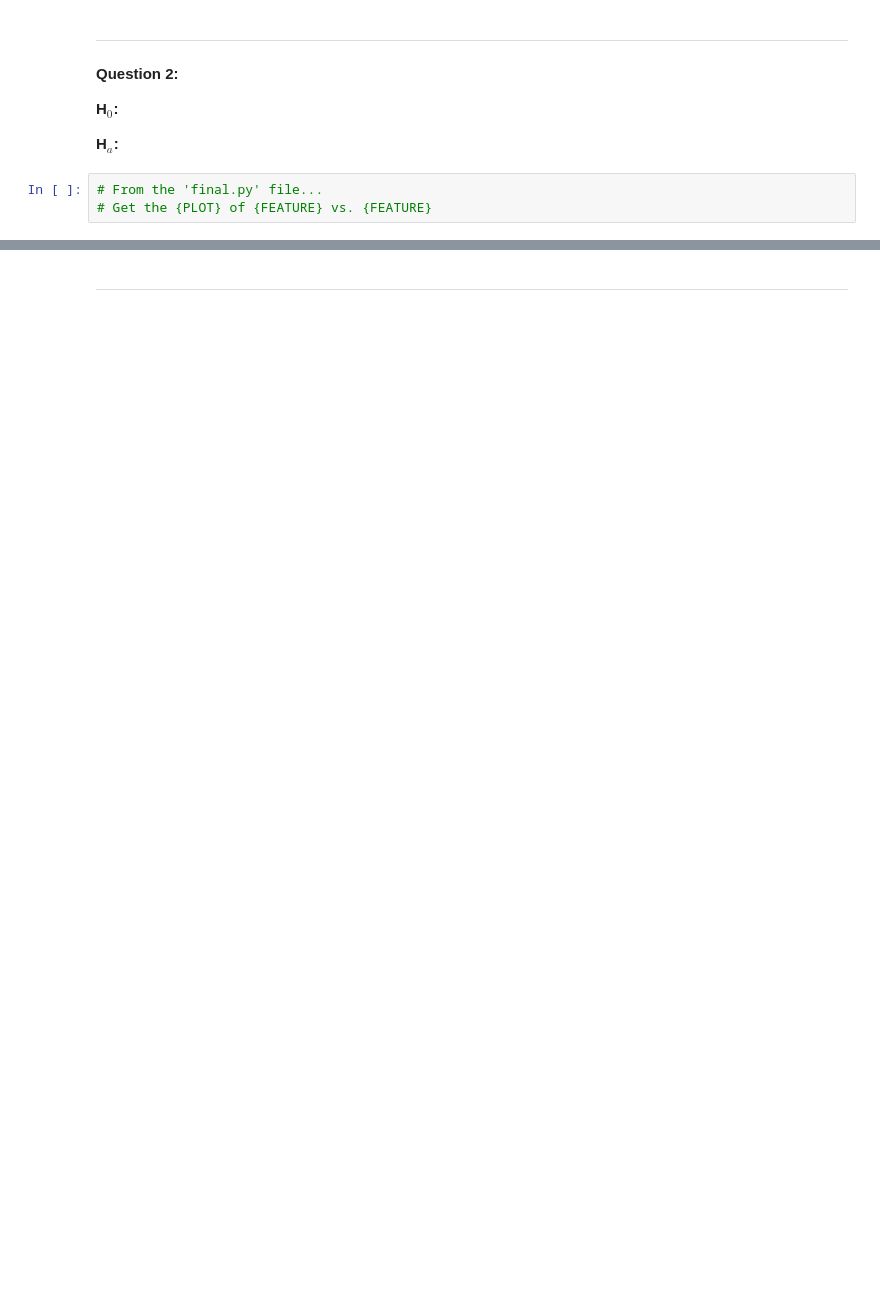
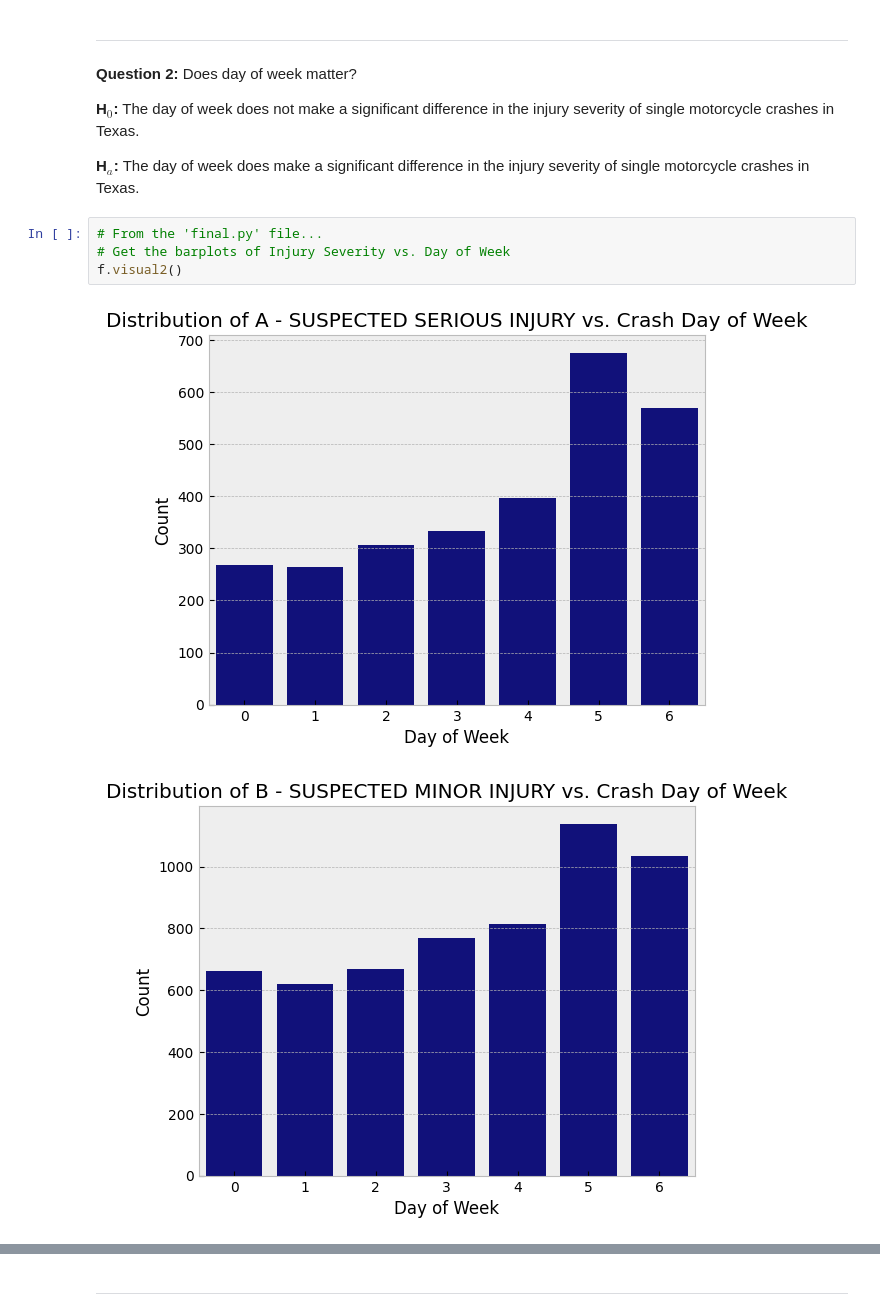
Before and after one commit to tex-wrex/tex-wrex, a Jupyter notebook: Jared/final_report.ipynb, the cells around one changed output, grey strips where cells are left out. Saved outputs shown, nothing was run; the diff lists cells and outputs as text; blank space fills up the shorter version.

```diff
--- a/Jared/final_report.ipynb
+++ b/Jared/final_report.ipynb
@@ -118,11 +152,15 @@ Obtain {DATA NAME} dataset from {LOC OF DATA}
 # %% [markdown]
 ---
 # %% [markdown]
-<b>Question 2:</b>
+<b>Question 2:</b> Does day of week matter?
 
-<b>H$_0$:</b>
+<b>H$_0$:</b> The day of week does not make a significant difference in the injury severity of single motorcycle crashes in Texas.
 
-<b>H$_a$:</b>
+<b>H$_a$:</b> The day of week does make a significant difference in the injury severity of single motorcycle crashes in Texas.
 # %%
 # From the 'final.py' file...
-# Get the {PLOT} of {FEATURE} vs. {FEATURE}
+# Get the barplots of Injury Severity vs. Day of Week
+f.visual2()
+# %% [output]
+[figure, added]
+[figure, added]
```
Also changed, not shown: parts of 28 cells of this notebook.
